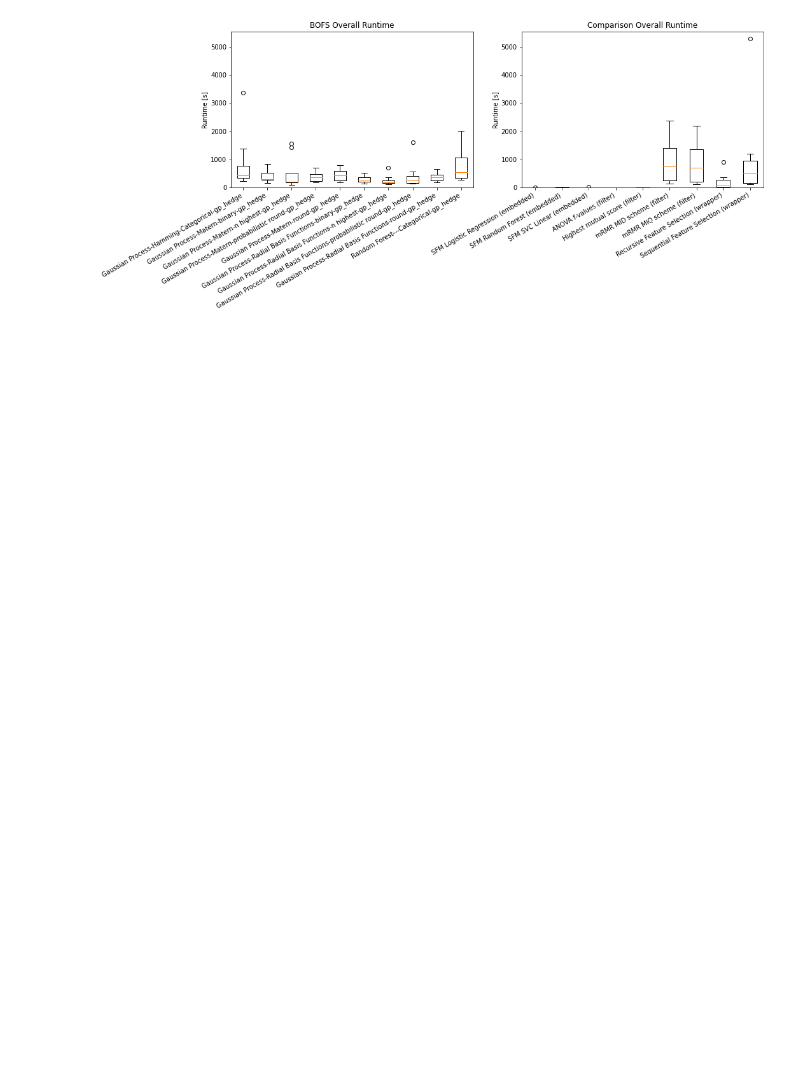
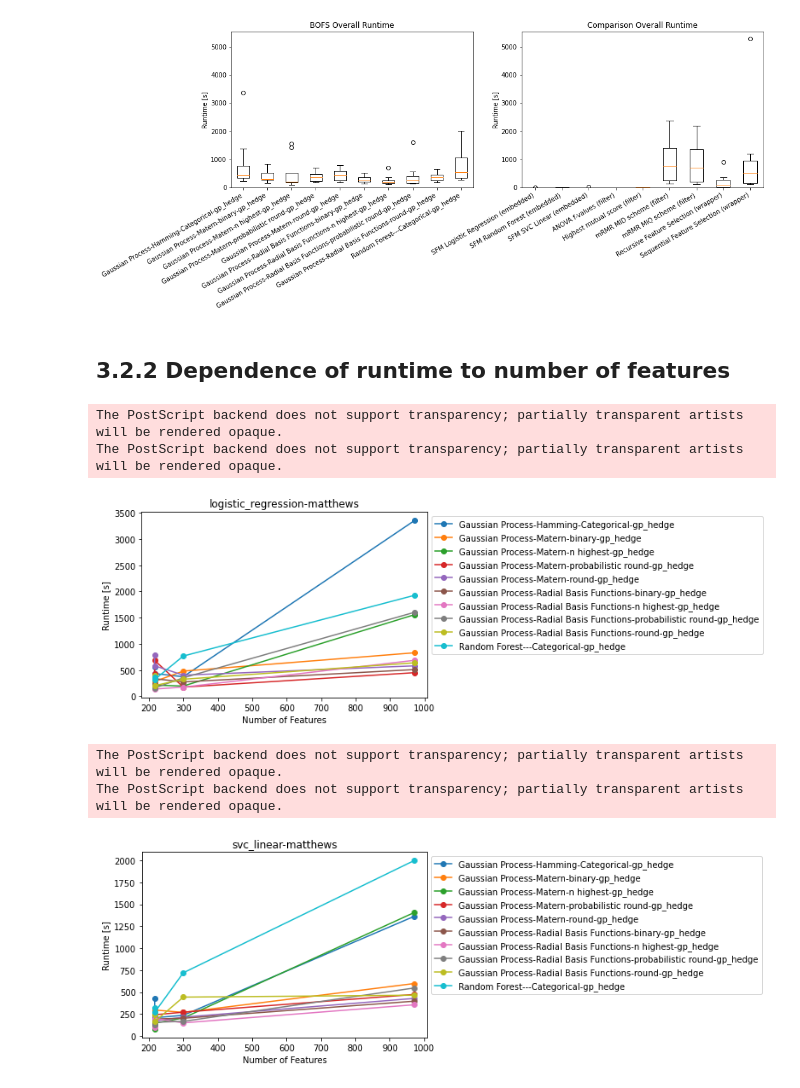
Before and after one commit to patrickehrler/meta-modelling-feature-selection, a Jupyter notebook: jupyter-notebook/evaluation.ipynb, the cells around one changed output. Saved outputs shown, nothing was run; the diff lists cells and outputs as text; code cells hidden in the pictures; blank space fills up the shorter version.

Commit message:
Include more code to plot for evaluation

```diff
--- a/jupyter-notebook/evaluation.ipynb
+++ b/jupyter-notebook/evaluation.ipynb
@@ -4,5 +4,8 @@ import seaborn as sns
 import os
 import matplotlib.pyplot as plt
 import numpy as np
+# %%
+# path to dataset properties file
+dataset_properties = pd.read_csv("../results/datasets/classification_binary_datasets.csv")
 # %% [markdown]
 # 1. Datasets: Number of features distribution
@@ -95,11 +97,17 @@ for file in file_list:
 all_bayopt_data = pd.DataFrame()
 all_comparison_data = pd.DataFrame()
 all_withoutfs_data = pd.DataFrame()
+
 for dataset_id, estimator, metric in dataset_set:
     path_suffix = dataset_id + "_" + estimator + "_" + metric + ".csv"
 
     # concat into dataframe
-    all_bayopt_data = pd.concat([all_bayopt_data,pd.read_csv(comparison_experiment_path + "bayopt_" + path_suffix, skiprows=[1])])
+    bayopt_import= pd.read_csv(comparison_experiment_path + "bayopt_" + path_suffix, skiprows=[1])
+    bayopt_import["did"] = dataset_id
+    bayopt_import["Estimator"] = estimator
+    bayopt_import["Metric"] = metric
+    bayopt_import["did"] = pd.to_numeric(bayopt_import["did"]) # convert values to int
+    all_bayopt_data = pd.concat([all_bayopt_data, bayopt_import])
     all_comparison_data = pd.concat([all_comparison_data,pd.read_csv(comparison_experiment_path + "comparison_" + path_suffix, skiprows=[1])])
     all_withoutfs_data = pd.concat([all_withoutfs_data,pd.read_csv(comparison_experiment_path + "withoutfs_" + path_suffix)])
 # %% [markdown]
@@ -232,3 +239,29 @@ iteration_box_plot = create_box_plot_of_number_of_iterations(all_bayopt_data)
 #plot.savefig(comparison_experiment_output_path + filename, format="eps", bbox_inches = "tight")
 # %% [output]
 [figure]
+# %% [markdown]
+## 3.2.2 Dependence of runtime to number of features
+# %%
+bayopt_data_with_did = pd.merge(all_bayopt_data, dataset_properties, on="did", how="inner") # merge properties about datasets
+bayopt_data_with_did_grouped = bayopt_data_with_did.groupby(["Estimator", "Metric"])
+
+for (estimator, metric), group_did in bayopt_data_with_did_grouped:
+    bayopt_data_with_estimator_metric_grouped = group_did.groupby(["Approach", "Learning Method", "Kernel", "Discretization Method", "Acquisition Function", "n_features"])
+    plt.title(estimator + "-" + metric)
+    for name, group in bayopt_data_with_estimator_metric_grouped:
+        label = name[1] + "-" + name[2] + "-" + name[3] + "-" + name[4]
+        group = group.sort_values(by=["NumberOfFeatures"])
+        plt.plot(group["NumberOfFeatures"], group["Duration Black Box"] + group["Duration Overhead"], "-o", label=label)
+        plt.xlabel("Number of Features")
+        plt.ylabel("Runtime [s]")
+        plt.legend(bbox_to_anchor=(1.0, 1.0))
+    plt.savefig(comparison_experiment_output_path + "runtime_plots/nr_of_features_dependence_"+estimator+"_"+metric+".eps", format="eps", bbox_inches = "tight")
+    plt.show()
+    add legend to plot matplotlib
+# %% [output]
+The PostScript backend does not support transparency; partially transparent artists will be rendered opaque.
+The PostScript backend does not support transparency; partially transparent artists will be rendered opaque.
+[figure, added]
+The PostScript backend does not support transparency; partially transparent artists will be rendered opaque.
+The PostScript backend does not support transparency; partially transparent artists will be rendered opaque.
+[figure, added]
```
Also changed, not shown: parts of 6 cells of this notebook.
